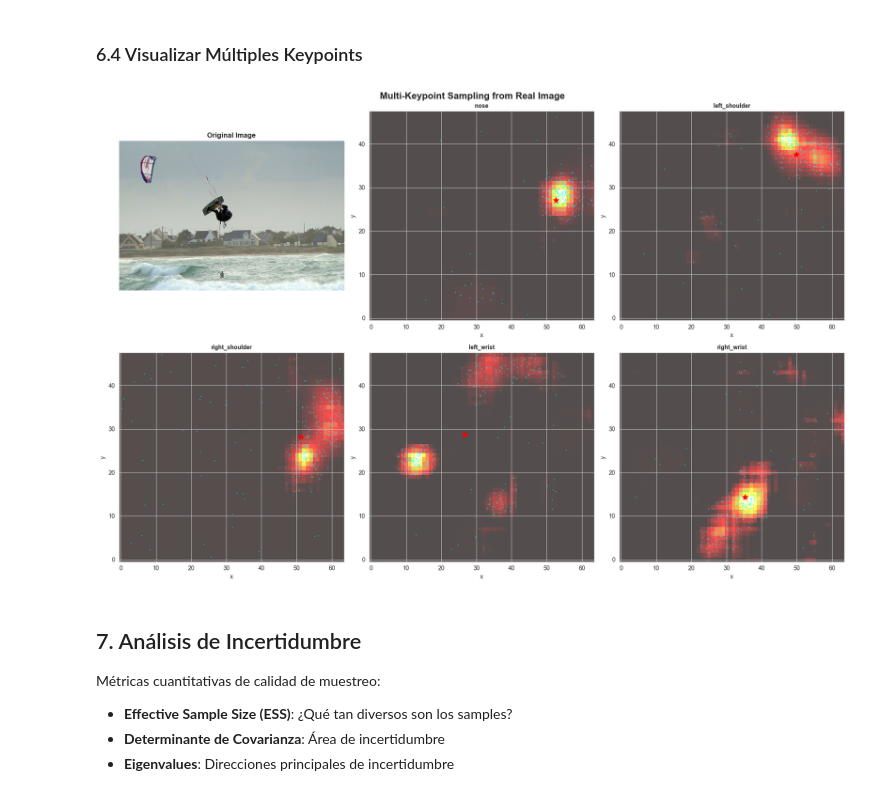
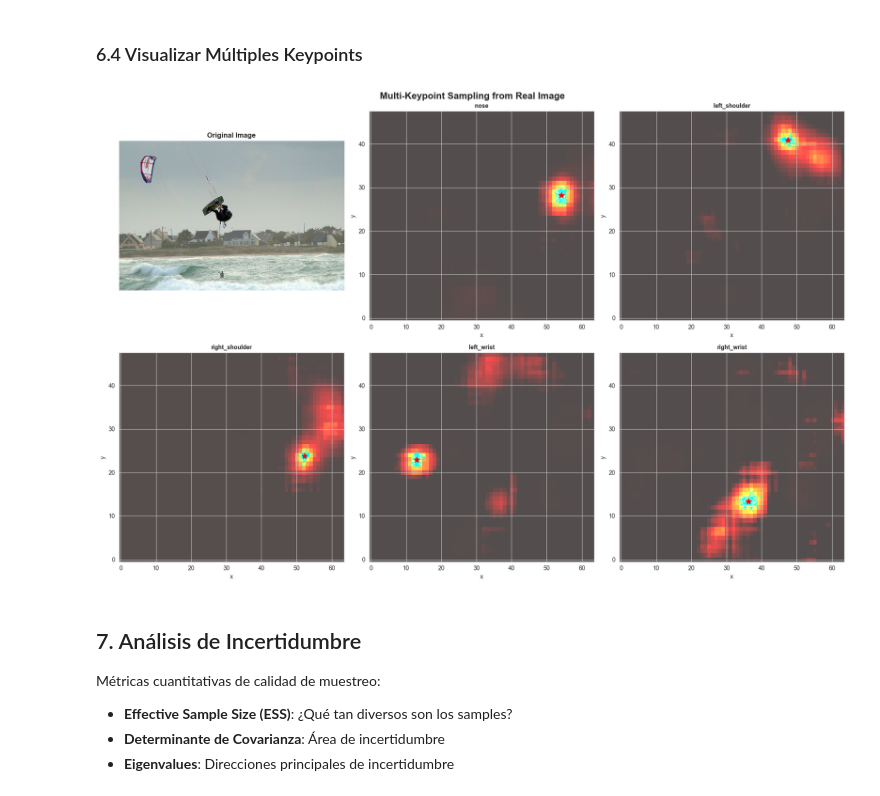
Before and after one commit to santiago-git19/probabilistic-pose-gmm, a Jupyter notebook: notebooks/08_demo_sampling.ipynb, the cells around one changed output. Drawn from its saved outputs; the diff is of its cells as text; code cells hidden in the pictures.

```diff
--- a/notebooks/08_demo_sampling.ipynb
+++ b/notebooks/08_demo_sampling.ipynb
@@ -532,34 +532,35 @@ if sample is not None and model is not None:
 
         # Sample
         kp_samples = sample_from_heatmap(
             kp_heatmap,
             num_samples=300,
+            temperature=0.1,
             strategy="rejection",
             seed=42 + i
         )
 
         # Plot
         ax = axes[i]
         ax.imshow(kp_heatmap, cmap='hot', origin='lower', alpha=0.7, aspect='auto')
         ax.scatter(kp_samples[:, 0], kp_samples[:, 1],
                    c='cyan', s=1, alpha=0.5)
 
         mean = np.mean(kp_samples, axis=0)
         ax.plot(mean[0], mean[1], 'r*', markersize=10)
 
         ax.set_title(f'{kp_name}', fontsize=10, fontweight='bold')
         ax.set_xlabel('x')
         ax.set_ylabel('y')
 
     plt.suptitle('Multi-Keypoint Sampling from Real Image',
                  fontsize=16, fontweight='bold')
     plt.tight_layout()
     plt.show()
 
 else:
     print("⚠ Skipping multi-keypoint visualization")
 # %% [output]
-[figure, old version]
+[figure, new version]
 # %% [markdown]
 ## 7. Análisis de Incertidumbre
 
```
Also changed, not shown: parts of 2 cells of this notebook.
